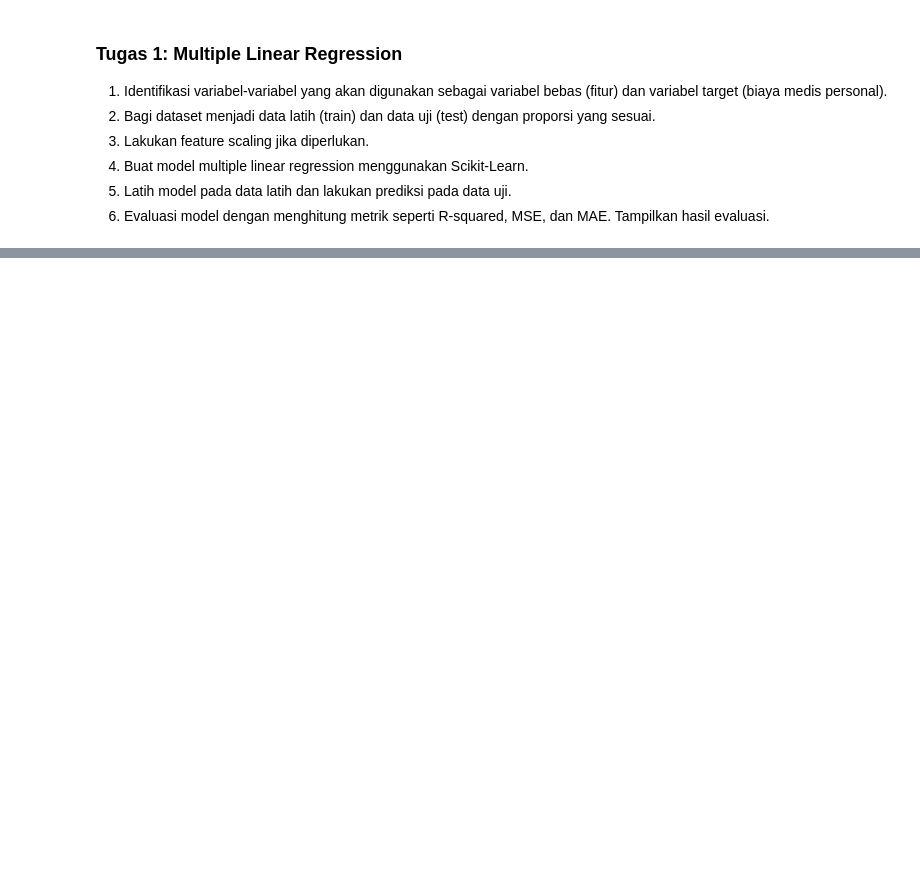
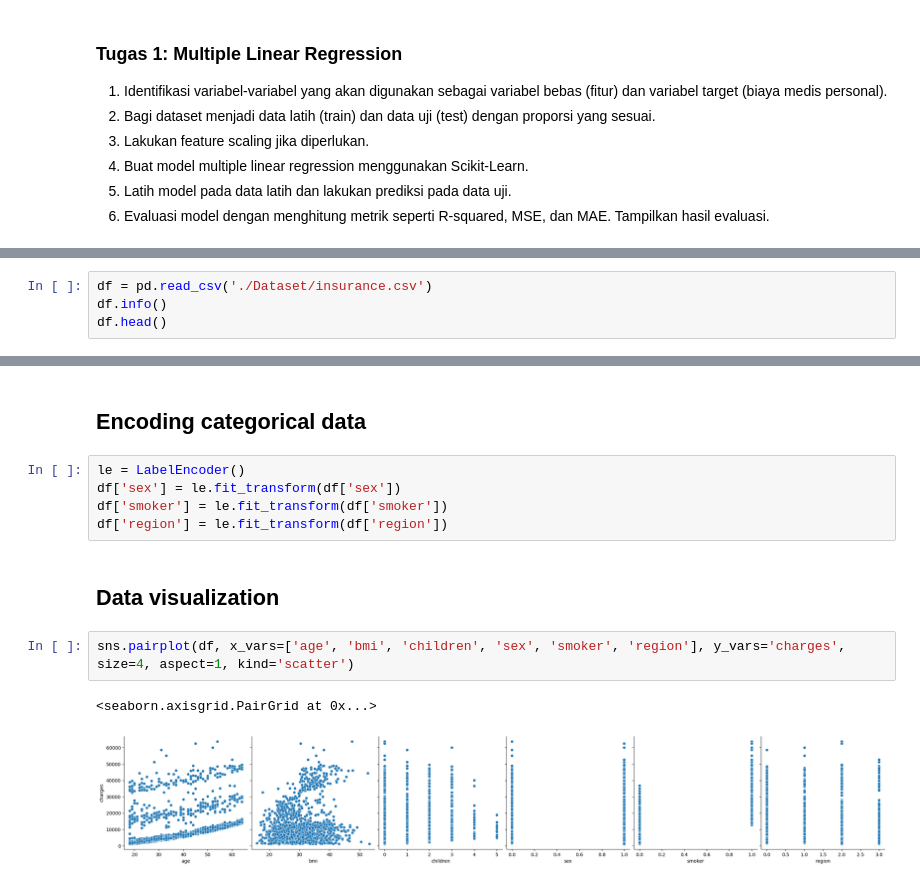
Before and after one commit to Syaroful/syaroful-ml-semester-5, a Jupyter notebook: Week-3/TugasPraktium.ipynb, the cells around one changed output, grey strips where cells are left out. Saved outputs shown, nothing was run; the diff lists cells and outputs as text; blank space fills up the shorter version.

```diff
--- a/Week-3/TugasPraktium.ipynb
+++ b/Week-3/TugasPraktium.ipynb
@@ -57,0 +35,4 @@ memory usage: 73.3+ KB
+# %%
+df = pd.read_csv('./Dataset/insurance.csv')
+df.info()
+df.head()
@@ -57,0 +60,14 @@ memory usage: 73.3+ KB
+# %% [markdown]
+## Encoding categorical data
+# %%
+le = LabelEncoder()
+df['sex'] = le.fit_transform(df['sex'])
+df['smoker'] = le.fit_transform(df['smoker'])
+df['region'] = le.fit_transform(df['region'])
+# %% [markdown]
+## Data visualization
+# %%
+sns.pairplot(df, x_vars=['age', 'bmi', 'children', 'sex', 'smoker', 'region'], y_vars='charges', size=4, aspect=1, kind='scatter')
+# %% [output]
+<seaborn.axisgrid.PairGrid at 0x...>
+[figure, added]
```
Also changed, not shown: parts of 16 cells of this notebook.
